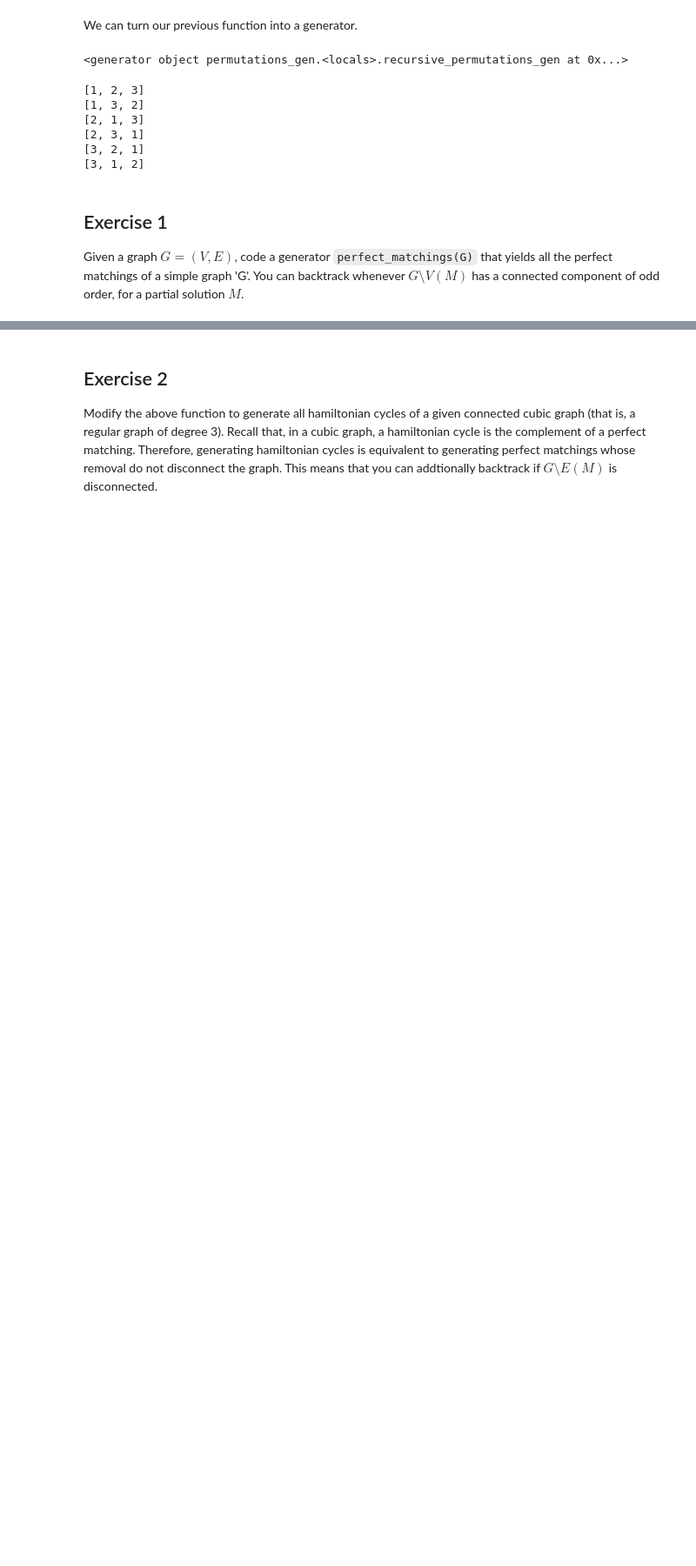
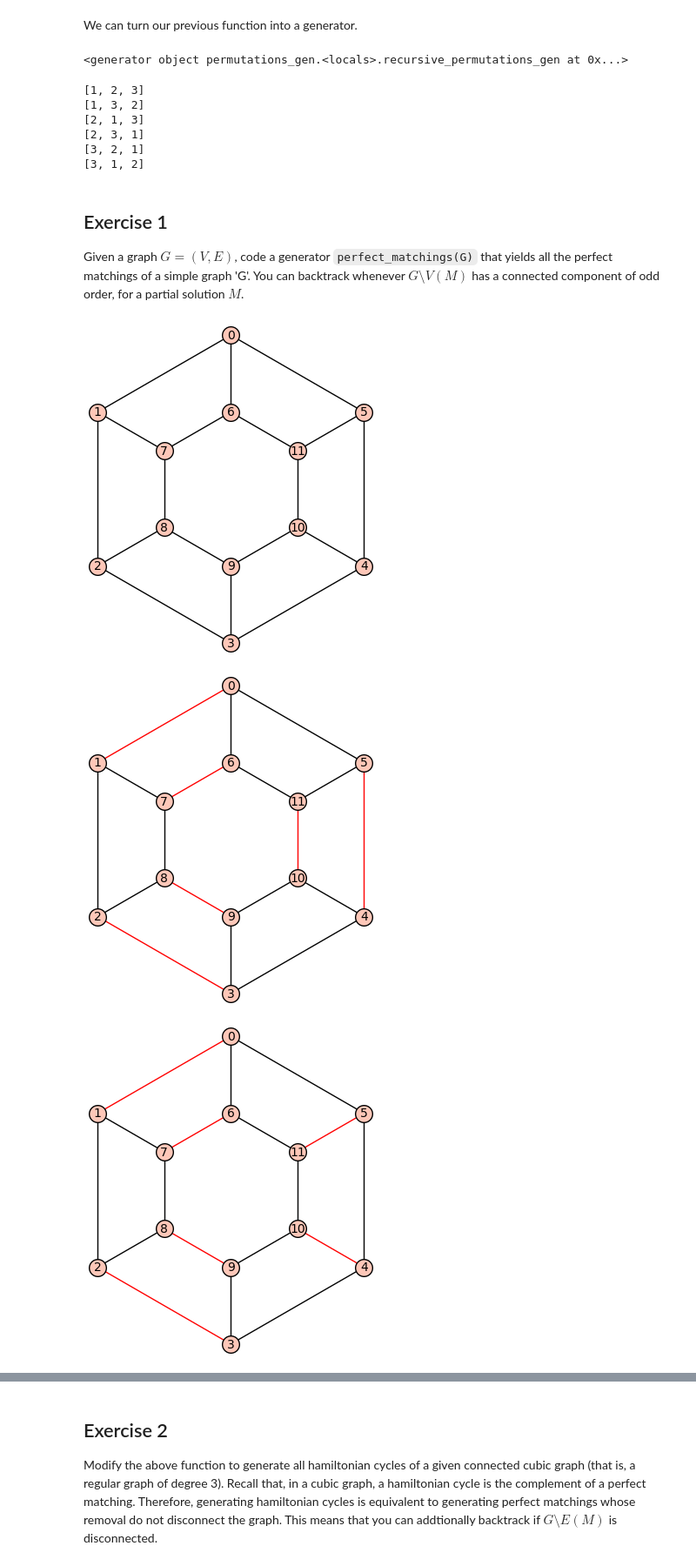
Before and after one commit to CarlosFerLo/graphs, a Jupyter notebook: Sheet 5 23-24.ipynb, the cells around one changed output, grey strips where cells are left out. Shown at 87% size. Saved outputs shown, nothing was run; the diff lists cells and outputs as text; code cells hidden in the pictures; blank space fills up the shorter version.

```diff
--- a/Sheet 5 23-24.ipynb
+++ b/Sheet 5 23-24.ipynb
@@ -236,3 +257,14 @@ def perfect_matchings(G):
         return
 
     return perfect_matchings_rec(G.copy())
+# %%
+G=graphs.GeneralizedPetersenGraph(6,1)
+
+G.show()
+
+for m in perfect_matchings(G):
+    G.show(edge_colors={'red':m})
+# %% [output]
+[figure, added]
+[figure, added]
+[figure, added]
```
Also changed, not shown: parts of 3 cells of this notebook.
